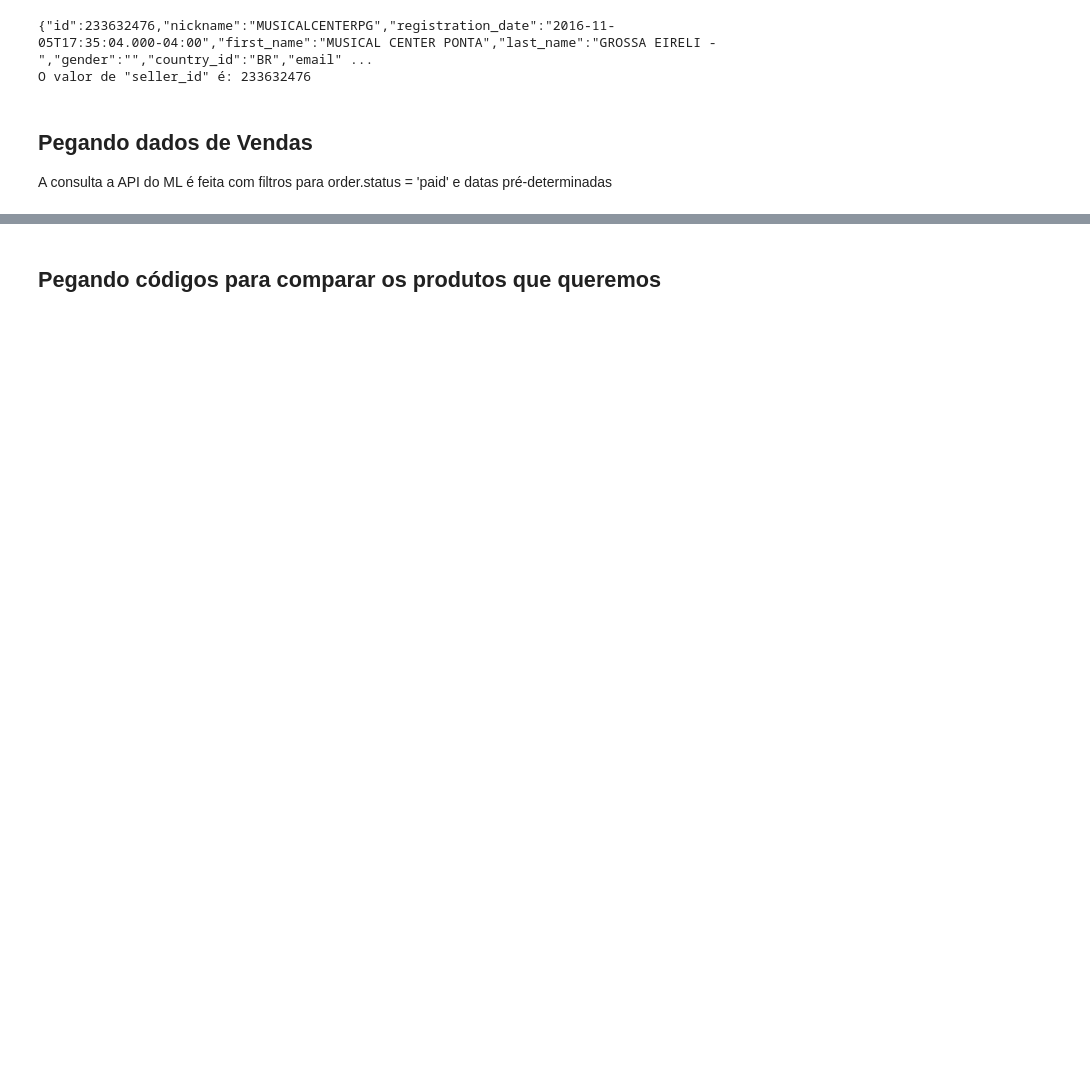
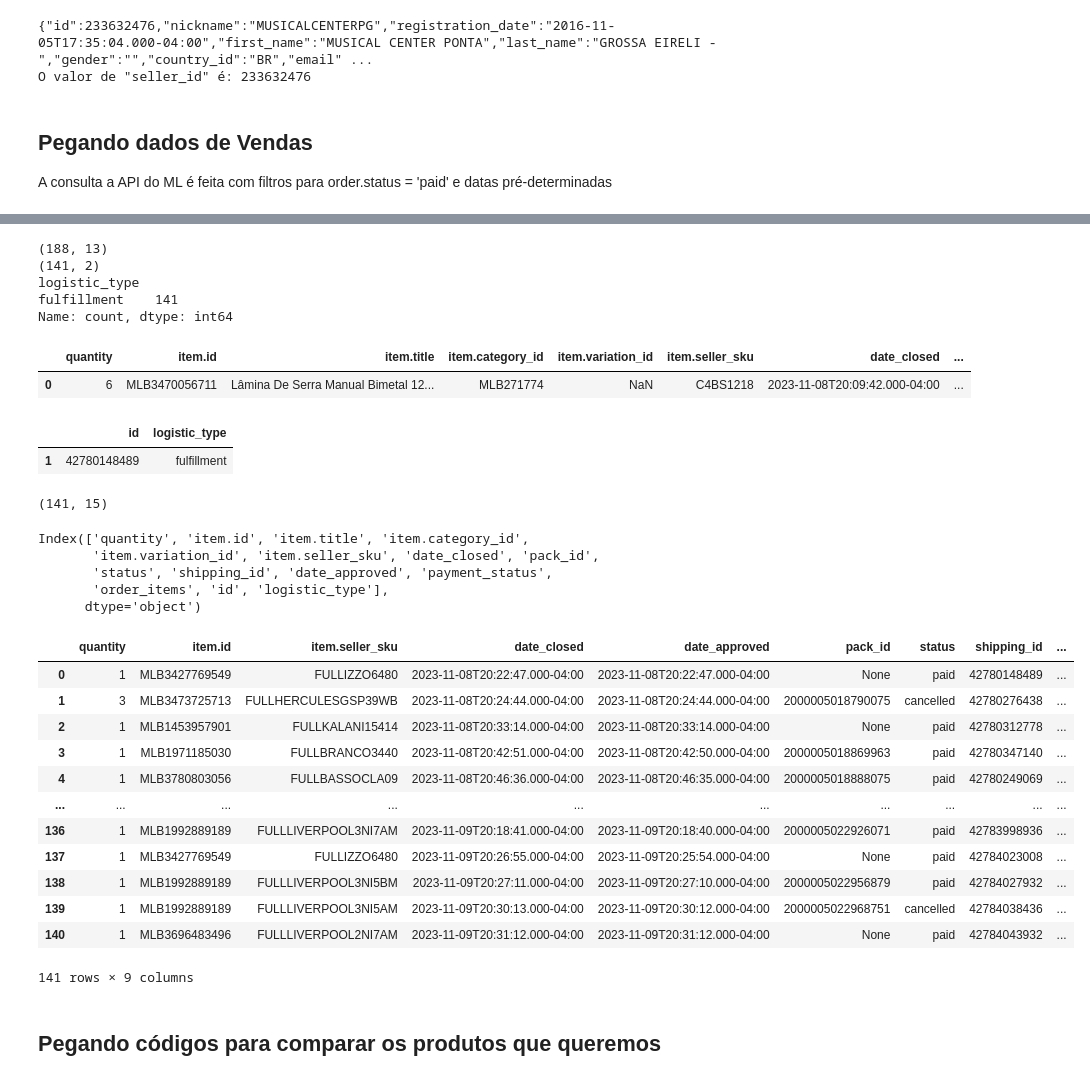
Before and after one commit to lpcoutinho/api_musical, a Jupyter notebook: Notebooks/ml_orders.ipynb, the cells around one changed output, grey strips where cells are left out. Saved outputs shown, nothing was run; the diff lists cells and outputs as text; code cells hidden in the pictures; blank space fills up the shorter version.

```diff
--- a/Notebooks/ml_orders.ipynb
+++ b/Notebooks/ml_orders.ipynb
@@ -316,0 +366,9 @@ y.head(3)
+# %%
+# pegando valores unicos para consula futura
+
+uniq_shipping_id = df_orders['shipping_id'].unique()
+
+
+print(len(uniq_shipping_id))
+print(df_orders.shape)
+print(type(uniq_shipping_id))
@@ -317,3 +481,64 @@ y.head(3)
+# %%
+df_orders = novo_df_orders.copy()
+# Buscando envios do Full
+
+df_fulfillment_ship = df[['id', 'logistic_type']]
+
+df_fulfillment_ship = df_fulfillment_ship[df_fulfillment_ship['logistic_type'] == 'fulfillment']
+
+print(df_orders.shape)
+print(df_fulfillment_ship.shape)
+
+print(df_fulfillment_ship['logistic_type'].value_counts())
+# %% [output]
+(188, 13)
+(141, 2)
+logistic_type
+fulfillment    141
+Name: count, dtype: int64
+# %%
+df_orders.head(1)
+# %% [output]
+|  | quantity | item.id | item.title | item.category_id | item.variation_id | item.seller_sku | date_closed | ... |
+| 0 | 6 | MLB3470056711 | Lâmina De Serra Manual Bimetal 12... | MLB271774 | NaN | C4BS1218 | 2023-11-08T20:09:42.000-04:00 | ... |
+# %%
+df_fulfillment_ship.head(1)
+# %% [output]
+|  | id | logistic_type |
+| 1 | 42780148489 | fulfillment |
+# %%
+# Unindo os DFs. Retorna apenas as linhas em df_orders onde shipping_id == id
+df_res_fulfillment = pd.merge(df_orders, df_fulfillment_ship, left_on='shipping_id', right_on='id', how='inner')
+
+df_res_fulfillment.shape
+# %% [output]
+(141, 15)
+# %%
+df_res_fulfillment.columns
+# %% [output]
+Index(['quantity', 'item.id', 'item.title', 'item.category_id',
+       'item.variation_id', 'item.seller_sku', 'date_closed', 'pack_id',
+       'status', 'shipping_id', 'date_approved', 'payment_status',
+       'order_items', 'id', 'logistic_type'],
+      dtype='object')
+# %%
+cols = ['quantity','item.id','item.seller_sku','date_closed', 'date_approved', 'pack_id', 'status', 'shipping_id', 'logistic_type']
+df_order_res = df_res_fulfillment[cols]
+df_order_res
+# %% [output]
+|  | quantity | item.id | item.seller_sku | date_closed | date_approved | pack_id | status | shipping_id | ... |
+| 0 | 1 | MLB3427769549 | FULLIZZO6480 | 2023-11-08T20:22:47.000-04:00 | 2023-11-08T20:22:47.000-04:00 | None | paid | 42780148489 | ... |
+| 1 | 3 | MLB3473725713 | FULLHERCULESGSP39WB | 2023-11-08T20:24:44.000-04:00 | 2023-11-08T20:24:44.000-04:00 | 2000005018790075 | cancelled | 42780276438 | ... |
+| 2 | 1 | MLB1453957901 | FULLKALANI15414 | 2023-11-08T20:33:14.000-04:00 | 2023-11-08T20:33:14.000-04:00 | None | paid | 42780312778 | ... |
+| 3 | 1 | MLB1971185030 | FULLBRANCO3440 | 2023-11-08T20:42:51.000-04:00 | 2023-11-08T20:42:50.000-04:00 | 2000005018869963 | paid | 42780347140 | ... |
+| 4 | 1 | MLB3780803056 | FULLBASSOCLA09 | 2023-11-08T20:46:36.000-04:00 | 2023-11-08T20:46:35.000-04:00 | 2000005018888075 | paid | 42780249069 | ... |
+| ... | ... | ... | ... | ... | ... | ... | ... | ... | ... |
+| 136 | 1 | MLB1992889189 | FULLLIVERPOOL3NI7AM | 2023-11-09T20:18:41.000-04:00 | 2023-11-09T20:18:40.000-04:00 | 2000005022926071 | paid | 42783998936 | ... |
+| 137 | 1 | MLB3427769549 | FULLIZZO6480 | 2023-11-09T20:26:55.000-04:00 | 2023-11-09T20:25:54.000-04:00 | None | paid | 42784023008 | ... |
+| 138 | 1 | MLB1992889189 | FULLLIVERPOOL3NI5BM | 2023-11-09T20:27:11.000-04:00 | 2023-11-09T20:27:10.000-04:00 | 2000005022956879 | paid | 42784027932 | ... |
+| 139 | 1 | MLB1992889189 | FULLLIVERPOOL3NI5AM | 2023-11-09T20:30:13.000-04:00 | 2023-11-09T20:30:12.000-04:00 | 2000005022968751 | cancelled | 42784038436 | ... |
+| 140 | 1 | MLB3696483496 | FULLLIVERPOOL2NI7AM | 2023-11-09T20:31:12.000-04:00 | 2023-11-09T20:31:12.000-04:00 | None | paid | 42784043932 | ... |
+141 rows × 9 columns
 # %% [markdown]
 ## Pegando códigos para comparar os produtos que queremos
 # %%
```
Also changed, not shown: parts of 99 cells of this notebook, 4 other files.
